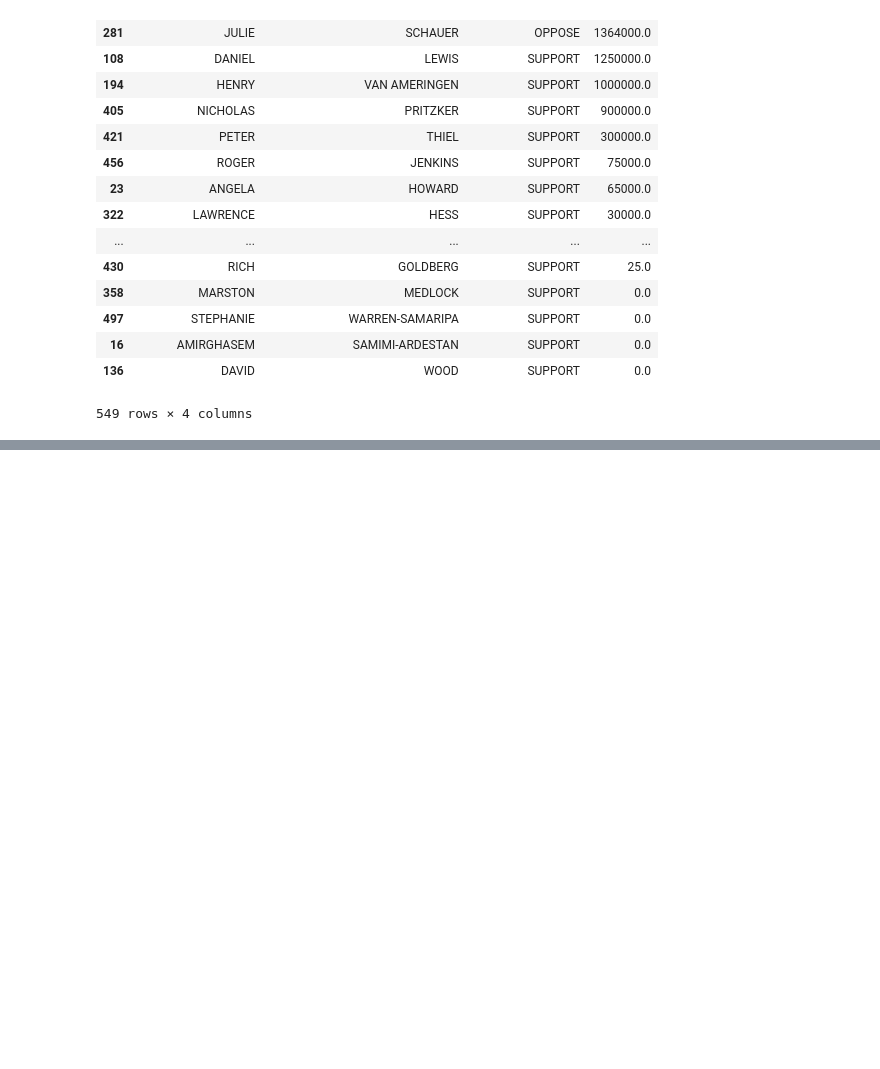
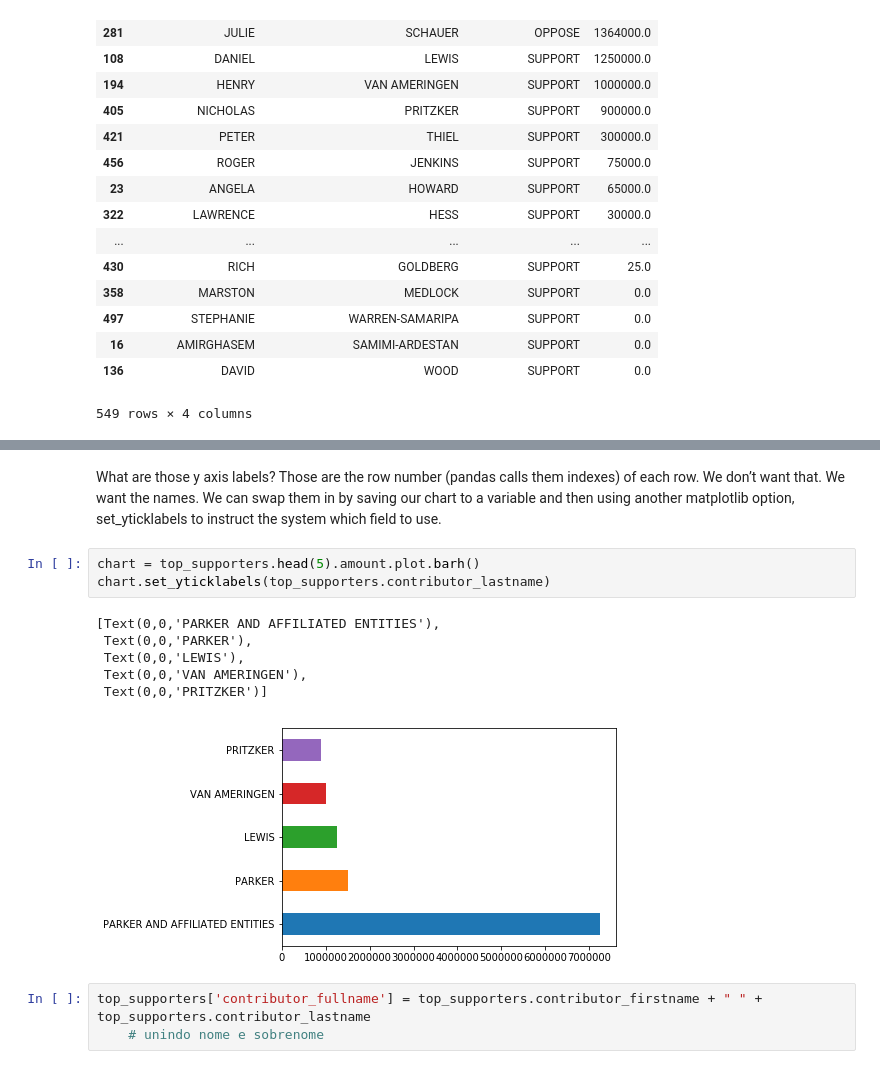
Before and after one commit to ArianeCamilo/first-python-notebook, a Jupyter notebook: Notebook.ipynb, the cells around one changed output, grey strips where cells are left out. Drawn from its saved outputs; the diff is of its cells as text; blank space fills up the shorter version.

```diff
--- a/Notebook.ipynb
+++ b/Notebook.ipynb
@@ -362,0 +395,15 @@ merged.groupby(["contributor_firstname", "contributor_lastname", "committee_posi
+# %% [markdown]
+What are those y axis labels? Those are the row number (pandas calls them indexes) of each row. We don’t want that. We want the names. We can swap them in by saving our chart to a variable and then using another matplotlib option, set_yticklabels to instruct the system which field to use.
+# %%
+chart = top_supporters.head(5).amount.plot.barh()
+chart.set_yticklabels(top_supporters.contributor_lastname)
+# %% [output]
+[Text(0,0,'PARKER AND AFFILIATED ENTITIES'),
+ Text(0,0,'PARKER'),
+ Text(0,0,'LEWIS'),
+ Text(0,0,'VAN AMERINGEN'),
+ Text(0,0,'PRITZKER')]
+[figure, added]
+# %%
+top_supporters['contributor_fullname'] = top_supporters.contributor_firstname + " " + top_supporters.contributor_lastname
+    # unindo nome e sobrenome
```
Also changed, not shown: parts of 16 cells of this notebook.
